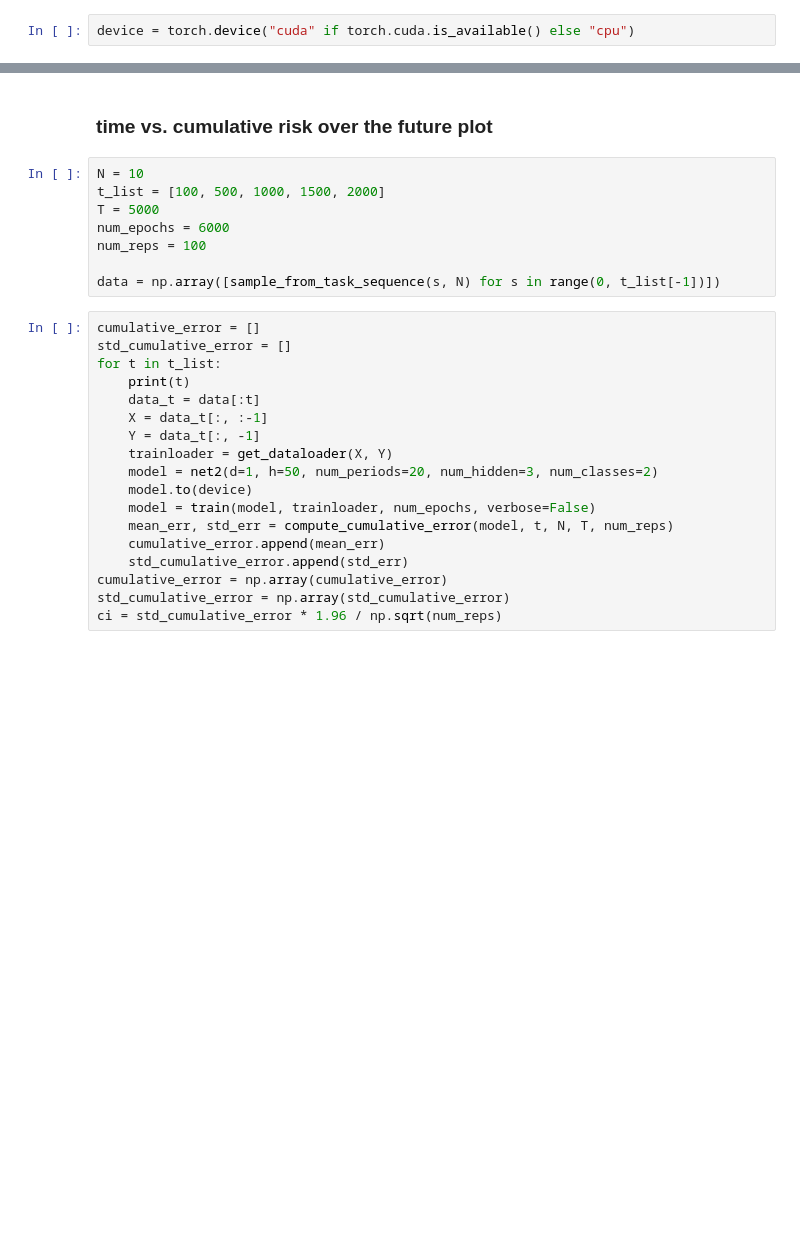
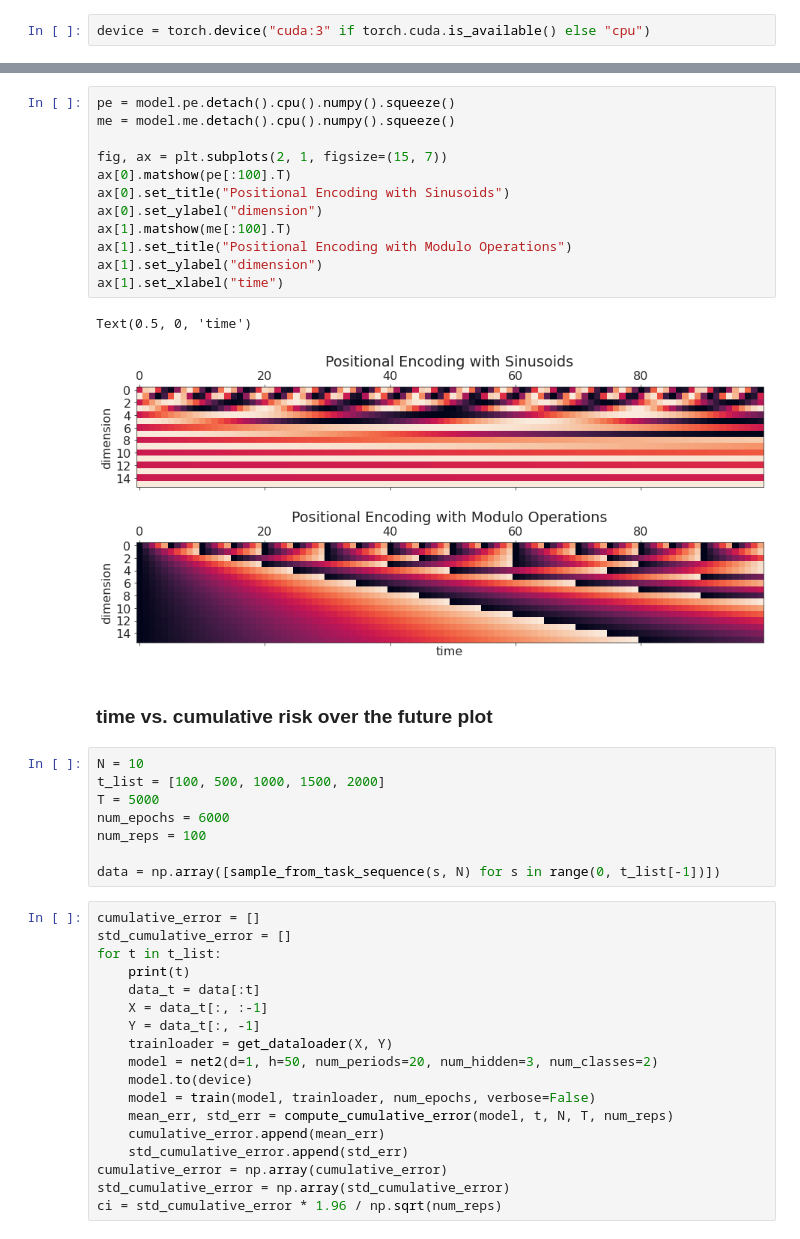
Before and after one commit to neurodata/ProL, a Jupyter notebook: notebooks/4-time-aware-erm-transformers.ipynb, the cells around one changed output, grey strips where cells are left out. Saved outputs shown, nothing was run; the diff lists cells and outputs as text; blank space fills up the shorter version.

```diff
--- a/notebooks/4-time-aware-erm-transformers.ipynb
+++ b/notebooks/4-time-aware-erm-transformers.ipynb
@@ -15,7 +16,7 @@ import torch
 import torch.nn as nn
 from torch.utils.data import Dataset, DataLoader, TensorDataset
 # %%
-device = torch.device("cuda" if torch.cuda.is_available() else "cpu")
+device = torch.device("cuda:3" if torch.cuda.is_available() else "cpu")
 # %%
 # functions
 def sample_from_task_sequence(t, N=10):
@@ -334,3 +265,18 @@ plt.show()
+# %%
+pe = model.pe.detach().cpu().numpy().squeeze()
+me = model.me.detach().cpu().numpy().squeeze()
+
+fig, ax = plt.subplots(2, 1, figsize=(15, 7))
+ax[0].matshow(pe[:100].T)
+ax[0].set_title("Positional Encoding with Sinusoids")
+ax[0].set_ylabel("dimension")
+ax[1].matshow(me[:100].T)
+ax[1].set_title("Positional Encoding with Modulo Operations")
+ax[1].set_ylabel("dimension")
+ax[1].set_xlabel("time")
+# %% [output]
+Text(0.5, 0, 'time')
+[figure, added]
 # %% [markdown]
 ### time vs. cumulative risk over the future plot
 # %%
```
Also changed, not shown: parts of 13 cells of this notebook.
